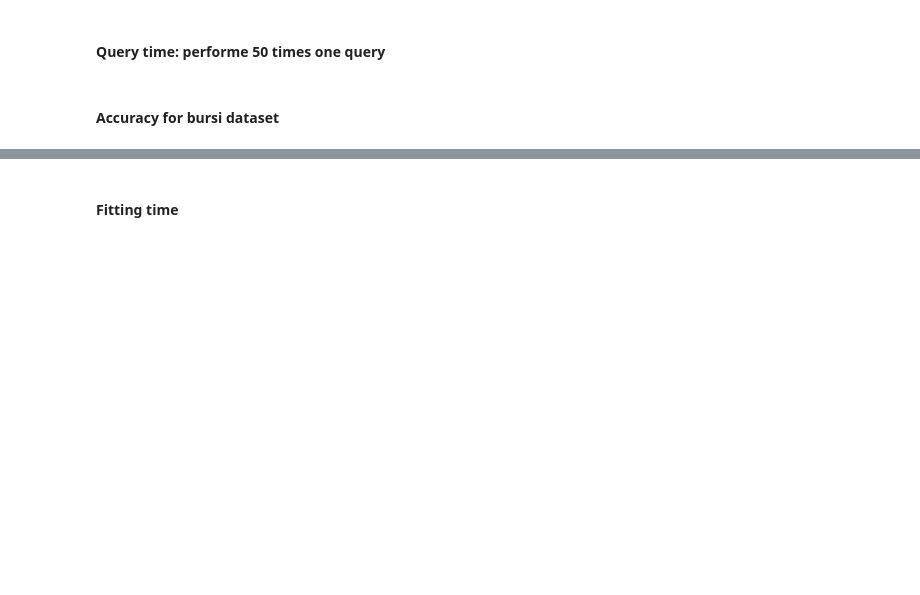
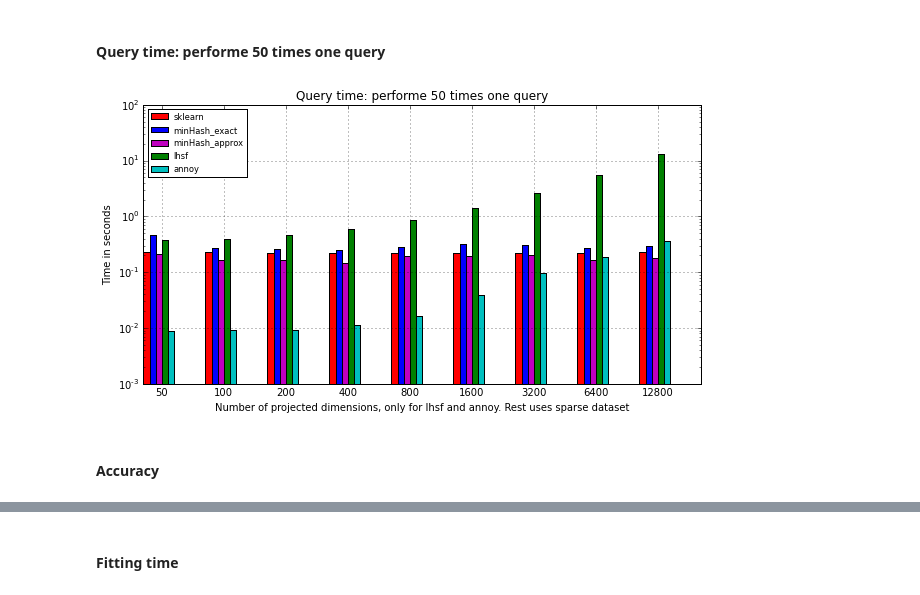
Before and after one commit to joachimwolff/sparse-neighbors-search, a Jupyter notebook: example/20_newsgroups_dataset.ipynb, the cells around one changed output, grey strips where cells are left out. Drawn from its saved outputs; the diff is of its cells as text; code cells hidden in the pictures; blank space fills up the shorter version.

```diff
--- a/example/20_newsgroups_dataset.ipynb
+++ b/example/20_newsgroups_dataset.ipynb
@@ -41,3 +43,14 @@ vectors_test = vectorizer.transform(newsgroups_test.data)
+# %%
+dimensions = [50, 100, 200, 400, 800, 1600, 3200, 6400, 12800]
+projected_data = []
+projected_data_test = []
+
+for d in dimensions:
+    data_projection = SparseRandomProjection(n_components=d, random_state=1)
+    projected_data.append(data_projection.fit_transform(vectors_training))
+for d in dimensions:
+    data_projection = SparseRandomProjection(n_components=d, random_state=1)
+    projected_data_test.append(data_projection.fit_transform(vectors_test))
 # %%
 n_neighbors_sklearn = 5
 n_neighbors_minHash = 5
@@ -47,9 +60,11 @@ returnValuesBursi = measure_performance([vectors_training]*9, n_neighbors_sklear
 # %%
 plotData(data=returnValuesBursi[4:9], color=["r", "b", "m", "g", "c"], label=["sklearn", "minHash_exact", "minHash_approx", "lhsf", "annoy"],
         xticks=["50", "100", "200", "400", "800", "1600", "3200", "6400", "12800"], ylabel="Time in seconds",
-         xlabel="number of projected dimensions", number_of_instances=9,
+         xlabel="Number of projected dimensions, only for lhsf and annoy. Rest uses sparse dataset", number_of_instances=9,
         number_of_features=1, title='Query time: performe 50 times one query')
+# %% [output]
+[figure, added]
 # %% [markdown]
-#### Accuracy for bursi dataset
+#### Accuracy
 # %%
 plotData(data=returnValuesBursi[13:], color=["g", "b", "m", "c"], label=["lhsf", "minHash_exact", "minHash_approx", "annoy"],
```
Also changed, not shown: parts of 3 cells of this notebook, 4 other files.
